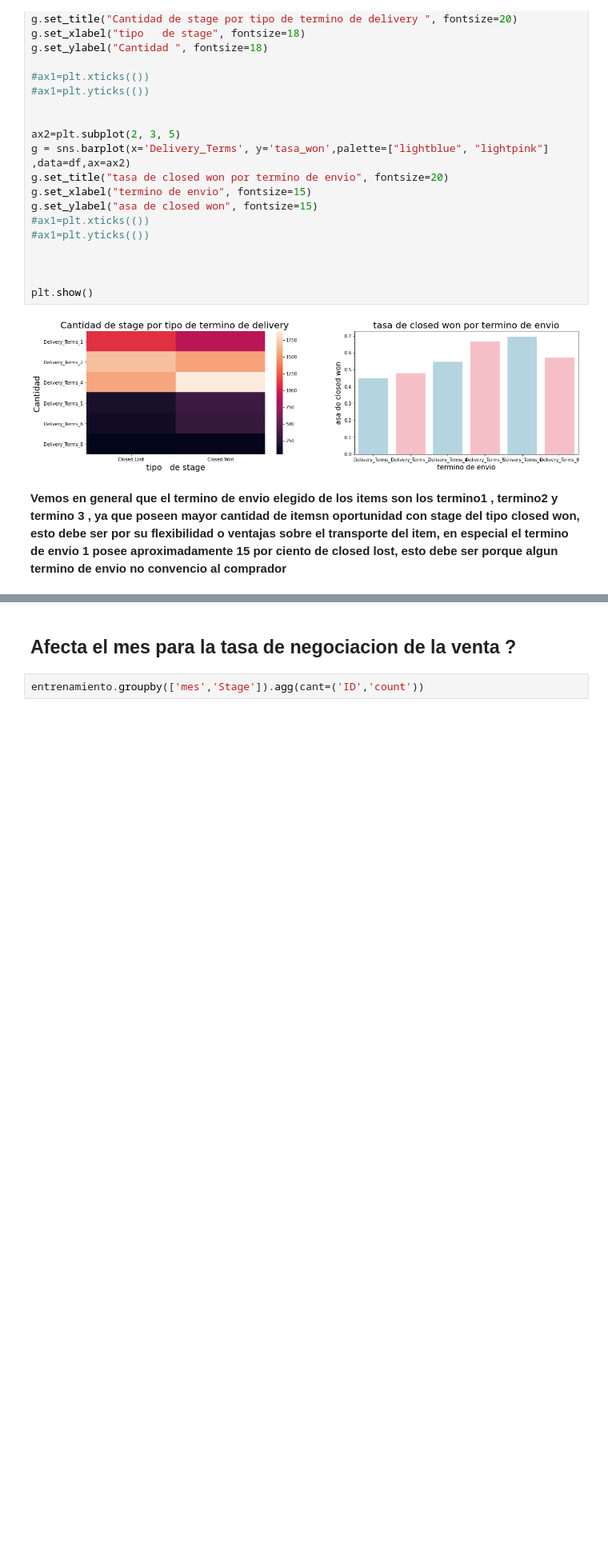
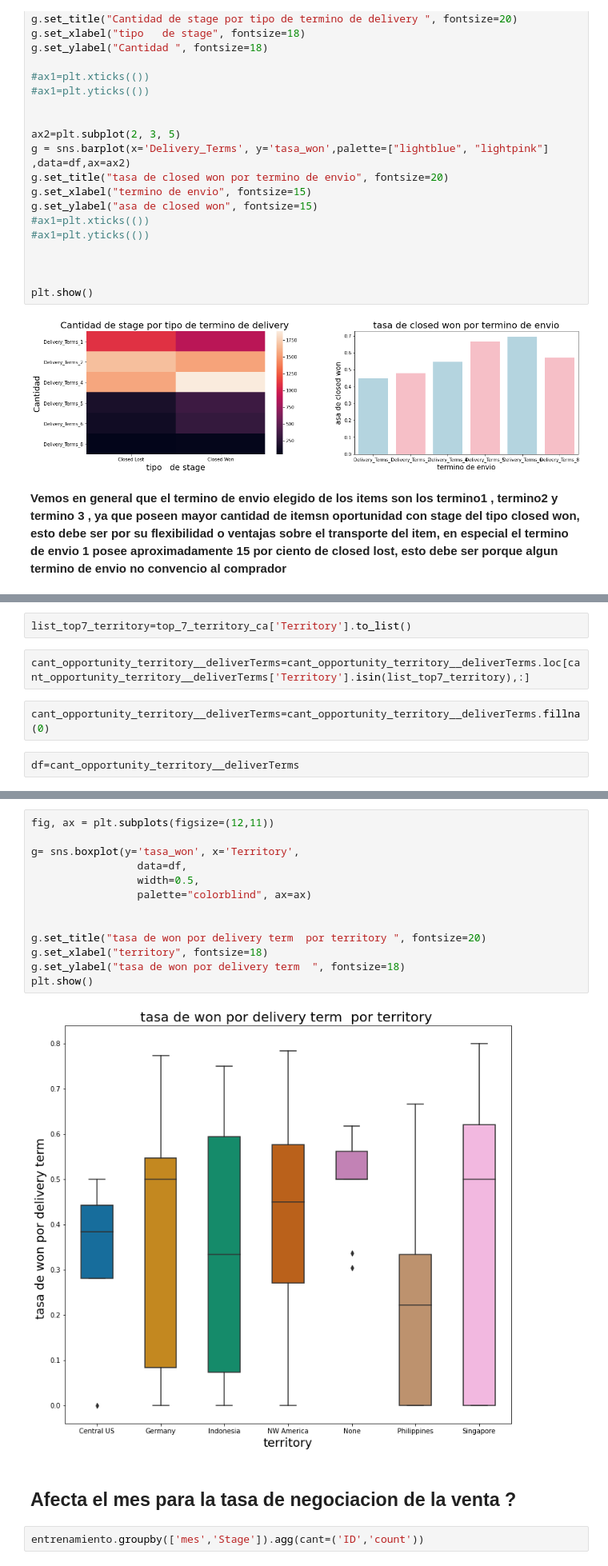
Before and after one commit to joaquinparodi/TP-DATOS, a Jupyter notebook: tp1orga.ipynb, the cells around one changed output, grey strips where cells are left out. Shown at 80% size. Drawn from its saved outputs; the diff is of its cells as text; blank space fills up the shorter version.

```diff
--- a/tp1orga.ipynb
+++ b/tp1orga.ipynb
@@ -242,0 +348,8 @@ plt.show()
+# %%
+list_top7_territory=top_7_territory_ca['Territory'].to_list()
+# %%
+cant_opportunity_territory__deliverTerms=cant_opportunity_territory__deliverTerms.loc[cant_opportunity_territory__deliverTerms['Territory'].isin(list_top7_territory),:]
+# %%
+cant_opportunity_territory__deliverTerms=cant_opportunity_territory__deliverTerms.fillna(0)
+# %%
+df=cant_opportunity_territory__deliverTerms
@@ -243,3 +376,18 @@ plt.show()
+# %%
+fig, ax = plt.subplots(figsize=(12,11))
+
+g= sns.boxplot(y='tasa_won', x='Territory',
+                 data=df,
+                 width=0.5,
+                 palette="colorblind", ax=ax)
+
+
+g.set_title("tasa de won por delivery term  por territory ", fontsize=20)
+g.set_xlabel("territory", fontsize=18)
+g.set_ylabel("tasa de won por delivery term  ", fontsize=18)
+plt.show()
+# %% [output]
+[figure, added]
 # %% [markdown]
 ## Afecta  el mes  para la tasa de negociacion de la venta  ?
 # %%
```
Also changed, not shown: parts of 67 cells of this notebook.
